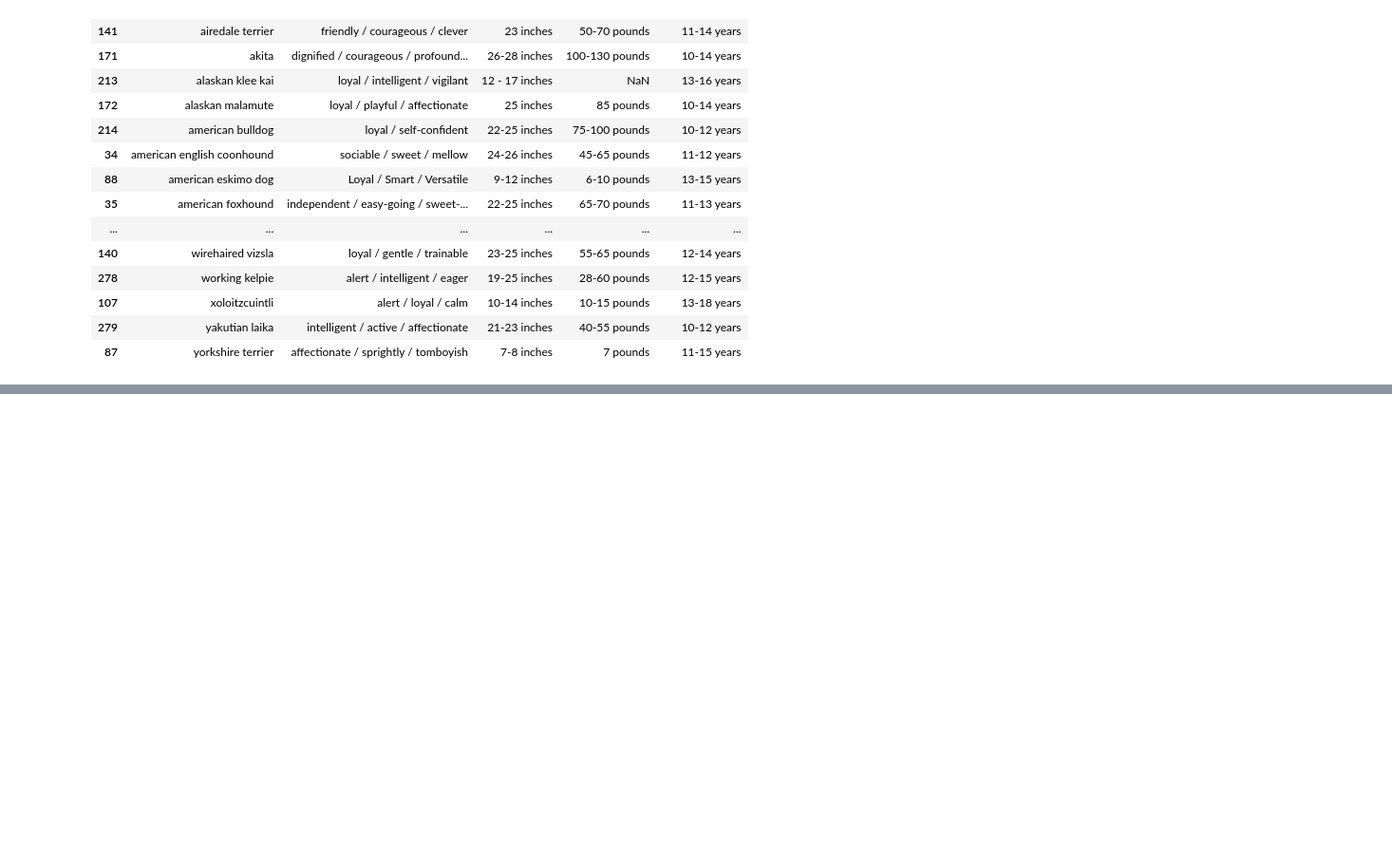
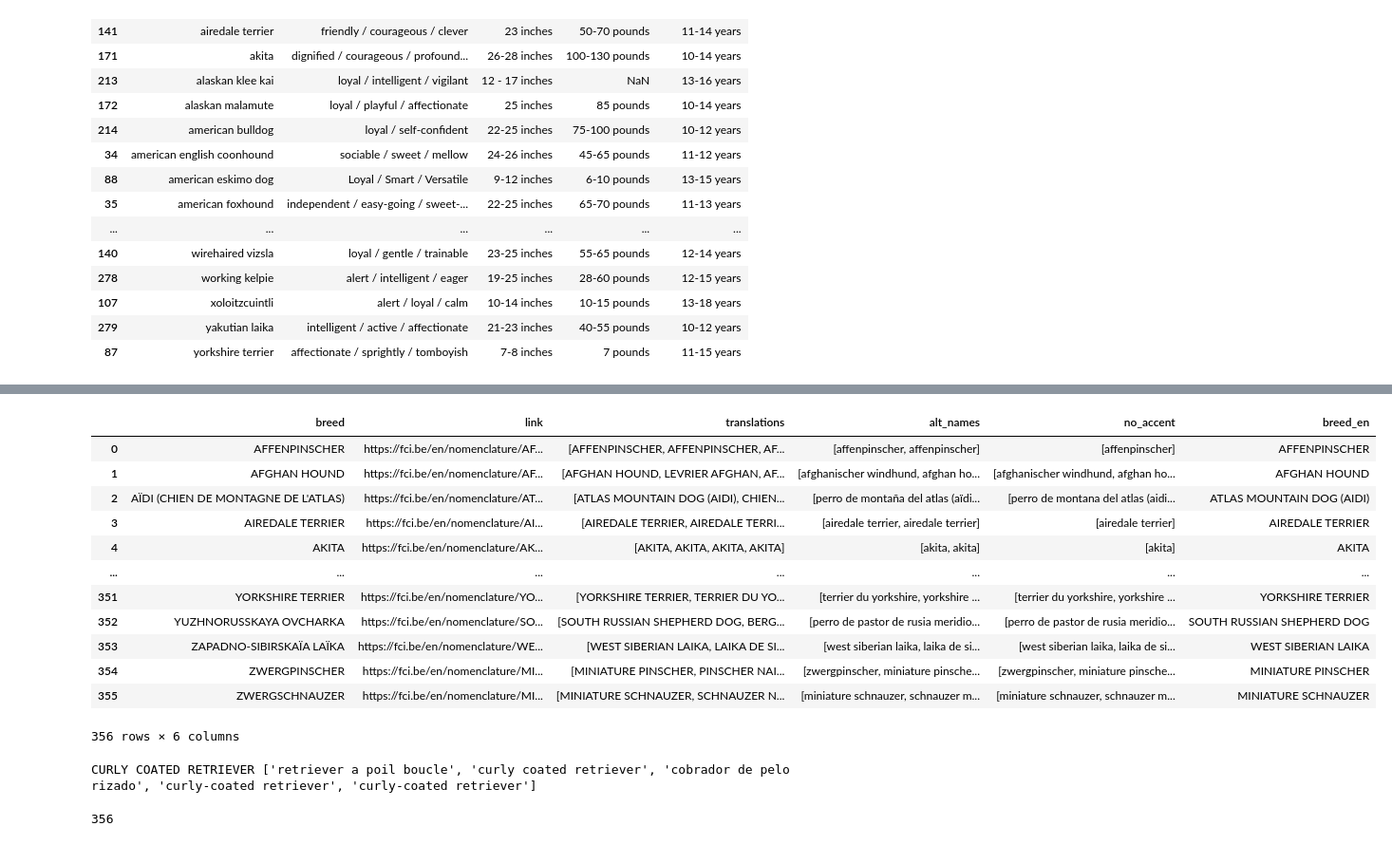
Before and after one commit to jonnross88/Springboard, a Jupyter notebook: u20_data_storytelling/websites_info.ipynb, the cells around one changed output, grey strips where cells are left out. Shown: that part at 95% size. Drawn from its saved outputs; the diff is of its cells as text; code cells hidden in the pictures; blank space fills up the shorter version.

```diff
--- a/u20_data_storytelling/websites_info.ipynb
+++ b/u20_data_storytelling/websites_info.ipynb
@@ -711,0 +776,44 @@ akc_physical_traits.sort_values("breed")
+# %%
+akc_breeds_df[akc_breeds_df["breed"].str.contains("atura")]
+fci_breeds_trans_df[fci_breeds_trans_df["alt_names"].apply(lambda x: "gos" in x)]
+fci_breeds_trans_df
+# %% [output]
+|  | breed | link | translations | alt_names | no_accent | breed_en |
+| 0 | AFFENPINSCHER | https://fci.be/en/nomenclature/AF... | [AFFENPINSCHER, AFFENPINSCHER, AF... | [affenpinscher, affenpinscher] | [affenpinscher] | AFFENPINSCHER |
+| 1 | AFGHAN HOUND | https://fci.be/en/nomenclature/AF... | [AFGHAN HOUND, LEVRIER AFGHAN, AF... | [afghanischer windhund, afghan ho... | [afghanischer windhund, afghan ho... | AFGHAN HOUND |
+| 2 | AÏDI (CHIEN DE MONTAGNE DE L'ATLAS) | https://fci.be/en/nomenclature/AT... | [ATLAS MOUNTAIN DOG (AIDI), CHIEN... | [perro de montaña del atlas (aïdi... | [perro de montana del atlas (aidi... | ATLAS MOUNTAIN DOG (AIDI) |
+| 3 | AIREDALE TERRIER | https://fci.be/en/nomenclature/AI... | [AIREDALE TERRIER, AIREDALE TERRI... | [airedale terrier, airedale terrier] | [airedale terrier] | AIREDALE TERRIER |
+| 4 | AKITA | https://fci.be/en/nomenclature/AK... | [AKITA, AKITA, AKITA, AKITA] | [akita, akita] | [akita] | AKITA |
+| ... | ... | ... | ... | ... | ... | ... |
+| 351 | YORKSHIRE TERRIER | https://fci.be/en/nomenclature/YO... | [YORKSHIRE TERRIER, TERRIER DU YO... | [terrier du yorkshire, yorkshire ... | [terrier du yorkshire, yorkshire ... | YORKSHIRE TERRIER |
+| 352 | YUZHNORUSSKAYA OVCHARKA | https://fci.be/en/nomenclature/SO... | [SOUTH RUSSIAN SHEPHERD DOG, BERG... | [perro de pastor de rusia meridio... | [perro de pastor de rusia meridio... | SOUTH RUSSIAN SHEPHERD DOG |
+| 353 | ZAPADNO-SIBIRSKAÏA LAÏKA | https://fci.be/en/nomenclature/WE... | [WEST SIBERIAN LAIKA, LAIKA DE SI... | [west siberian laika, laika de si... | [west siberian laika, laika de si... | WEST SIBERIAN LAIKA |
+| 354 | ZWERGPINSCHER | https://fci.be/en/nomenclature/MI... | [MINIATURE PINSCHER, PINSCHER NAI... | [zwergpinscher, miniature pinsche... | [zwergpinscher, miniature pinsche... | MINIATURE PINSCHER |
+| 355 | ZWERGSCHNAUZER | https://fci.be/en/nomenclature/MI... | [MINIATURE SCHNAUZER, SCHNAUZER N... | [miniature schnauzer, schnauzer m... | [miniature schnauzer, schnauzer m... | MINIATURE SCHNAUZER |
+356 rows × 6 columns
+# %%
+def find_query(query):
+    import re
+
+    pattern = re.compile(query, re.IGNORECASE)
+    query_result = [
+        key
+        for key, value in standard_dict.items()
+        if any(pattern.search(v) for v in value)
+    ]
+    if len(query_result) > 0:
+        for q in query_result:
+            print(q, standard_dict[q])
+        # print(query_result)
+        # print(standard_dict[query_result[0]])
+    else:
+        print("No results found.")
+
+
+find_query("cur")
+# %% [output]
+CURLY COATED RETRIEVER ['retriever a poil boucle', 'curly coated retriever', 'cobrador de pelo rizado', 'curly-coated retriever', 'curly-coated retriever']
+# %%
+standard_dict
+# %% [output]
+356
```
Also changed, not shown: parts of 47 cells of this notebook, 4 other files.
